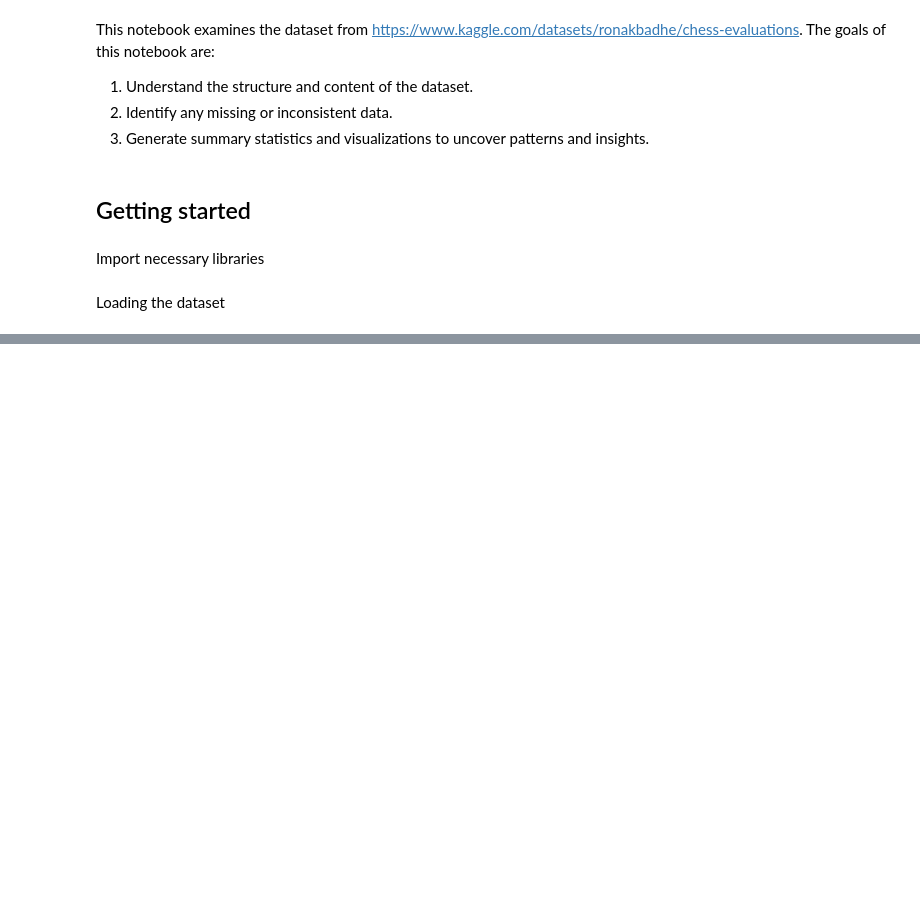
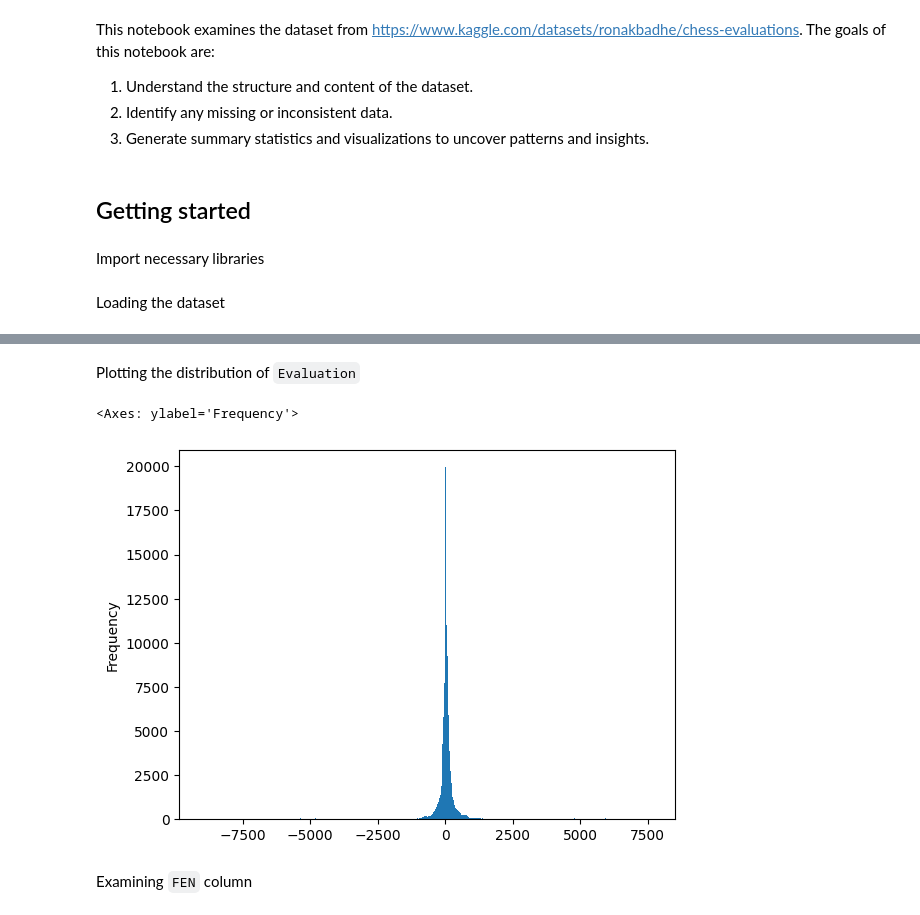
Before and after one commit to ruslan-imamguliyev/chessengine, a Jupyter notebook: research/eda.ipynb, the cells around one changed output, grey strips where cells are left out. Saved outputs shown, nothing was run; the diff lists cells and outputs as text; code cells hidden in the pictures; blank space fills up the shorter version.

```diff
--- a/research/eda.ipynb
+++ b/research/eda.ipynb
@@ -87,4 +31,0 @@ Removing duplicates and missing values
-# %%
-df.drop_duplicates(subset=['FEN'], inplace=True)
-# %%
-df.dropna(inplace=True)
@@ -93,2 +55,2 @@ Inspecting the `Evaluation` column
 # %%
-df['Evaluation'].str.startswith("#").sum()
+df = df[~df["Evaluation"].str.contains("#")]
@@ -105,0 +57,3 @@ Name: Evaluation, dtype: object
+# %%
+df["Evaluation"] = df["Evaluation"].astype(int)
+df.sample(5)
@@ -105,0 +79,9 @@ Name: Evaluation, dtype: object
+# %% [markdown]
+Plotting the distribution of `Evaluation`
+# %%
+df['Evaluation'].plot.hist(bins=500)
+# %% [output]
+<Axes: ylabel='Frequency'>
+[figure, added]
+# %% [markdown]
+Examining `FEN` column
```
Also changed, not shown: parts of 24 cells of this notebook, 3 other files.
